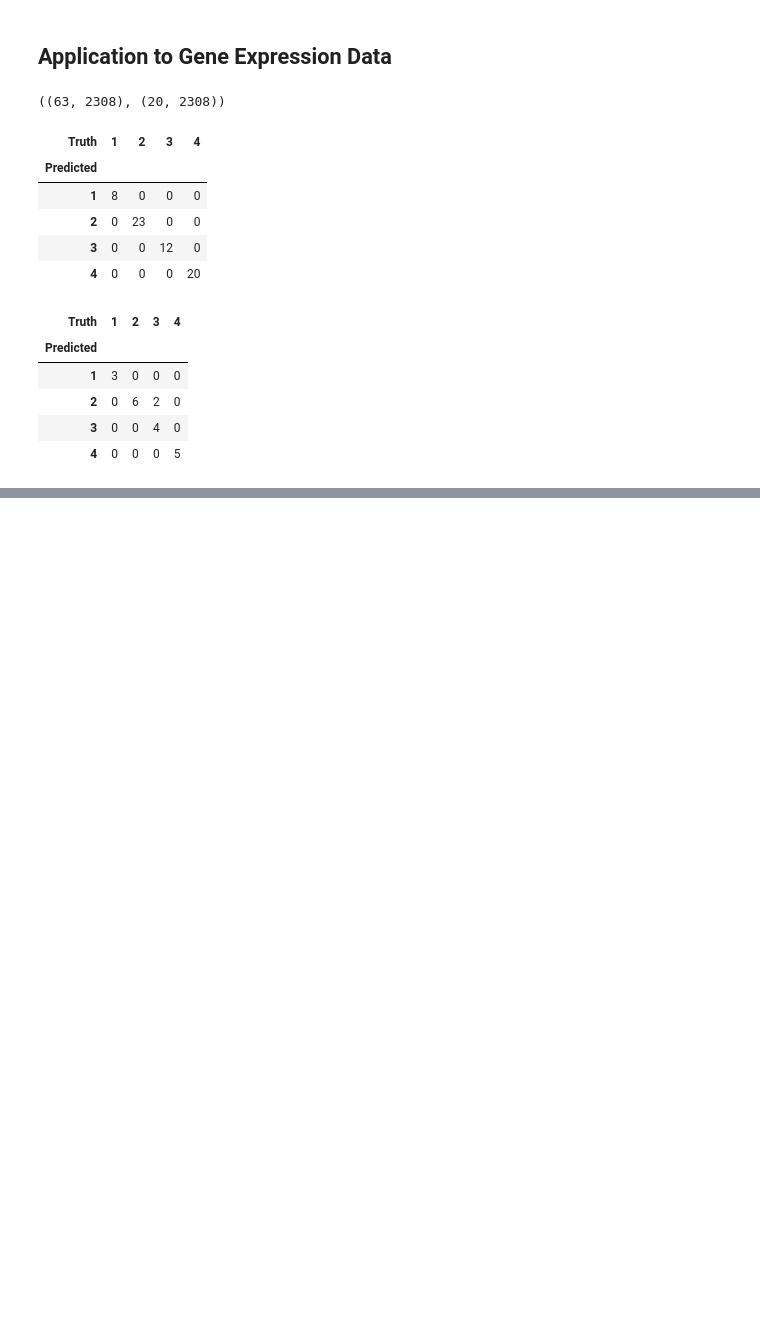
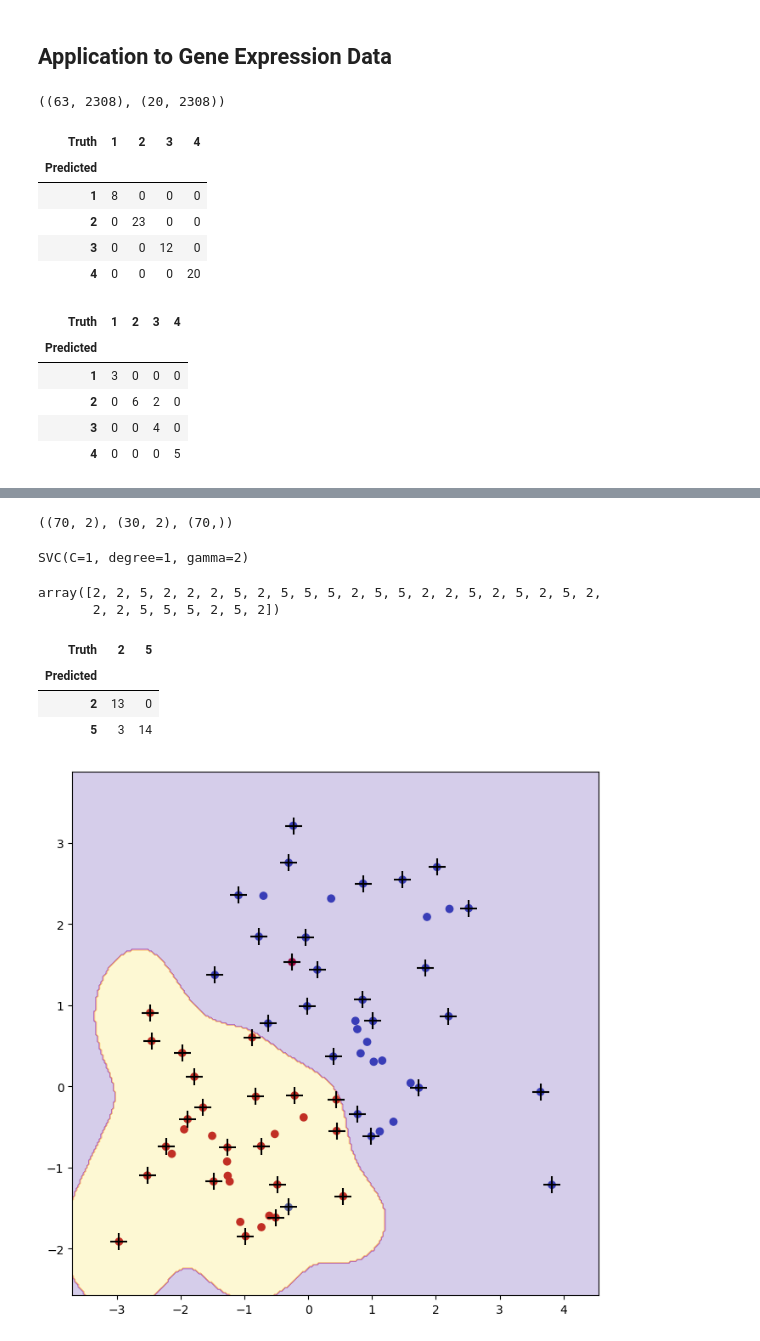
Before and after one commit to ARKA1112/ISLP_self, a Jupyter notebook: 9_Support_vector_machines.ipynb, the cells around one changed output, grey strips where cells are left out. Saved outputs shown, nothing was run; the diff lists cells and outputs as text; code cells hidden in the pictures; blank space fills up the shorter version.

```diff
--- a/9_Support_vector_machines.ipynb
+++ b/9_Support_vector_machines.ipynb
@@ -397,0 +400,37 @@ confusion_table(khan_linear.predict(Khan['xtest']), Khan['ytest'])
+# %%
+# Generate a simulated two-class data set with 100 observations and tow fetaures in which there is a visible but non-linear separation between the two classes. Show what in this setting a support vector machine with a polynomial kernel or a radial kernel will outperform a support vector classifier on the training data. Which technique performs best on the test data? Make plots and report training and test error rates in order to back up your assertions
+
+
+X = np.random.standard_normal((100,2))
+X[:50] += 1
+X[51:] -= 1
+# %%
+y = np.array(([2]*50+[5]*50))
+# %%
+(xtrain,xtest, ytrain, ytest) = train_test_split(X,y, train_size=0.7,random_state=22)
+# %%
+xtrain.shape, xtest.shape, ytrain.shape
+# %% [output]
+((70, 2), (30, 2), (70,))
+# %%
+clf = SVC(kernel='rbf',degree=1,gamma=2,C=1)
+clf.fit(xtrain,ytrain)
+# %% [output]
+SVC(C=1, degree=1, gamma=2)
+# %%
+clf.predict(xtest)
+# %% [output]
+array([2, 2, 5, 2, 2, 2, 5, 2, 5, 5, 5, 2, 5, 5, 2, 2, 5, 2, 5, 2, 5, 2,
+       2, 2, 5, 5, 5, 2, 5, 2])
+# %%
+confusion_table(ytest,clf.predict(xtest))
+# %% [output]
+| Truth | 2 | 5 |
+| Predicted |  |  |
+| 2 | 13 | 0 |
+| 5 | 3 | 14 |
+# %%
+fig, ax = plt.subplots(figsize=(8,8))
+plot_svm(xtrain,ytrain, clf, scatter_cmap=plt.cm.coolwarm,ax=ax)
+# %% [output]
+[figure, added]
```
Also changed, not shown: parts of 6 cells of this notebook.
